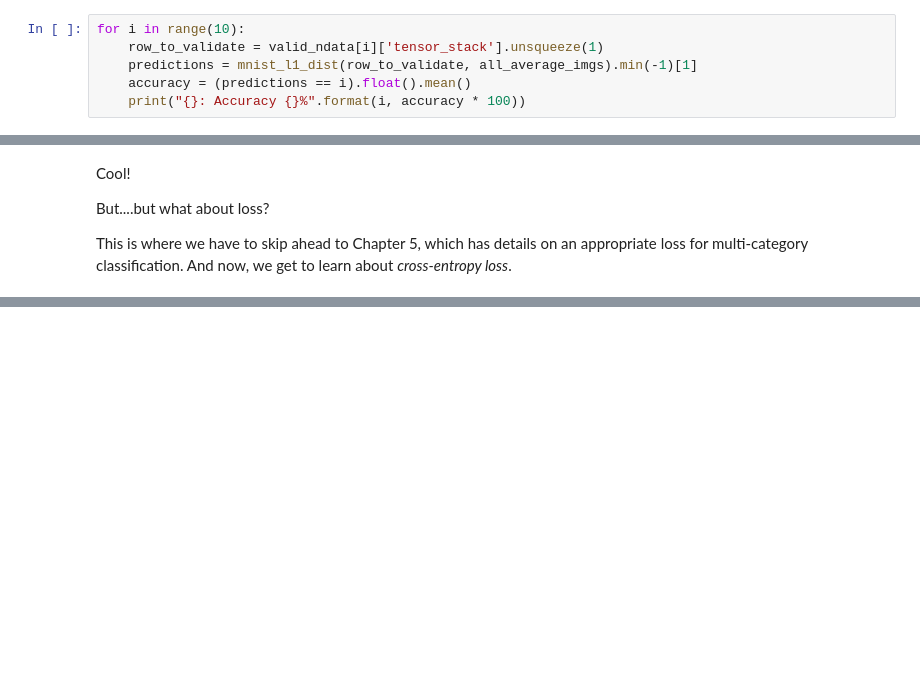
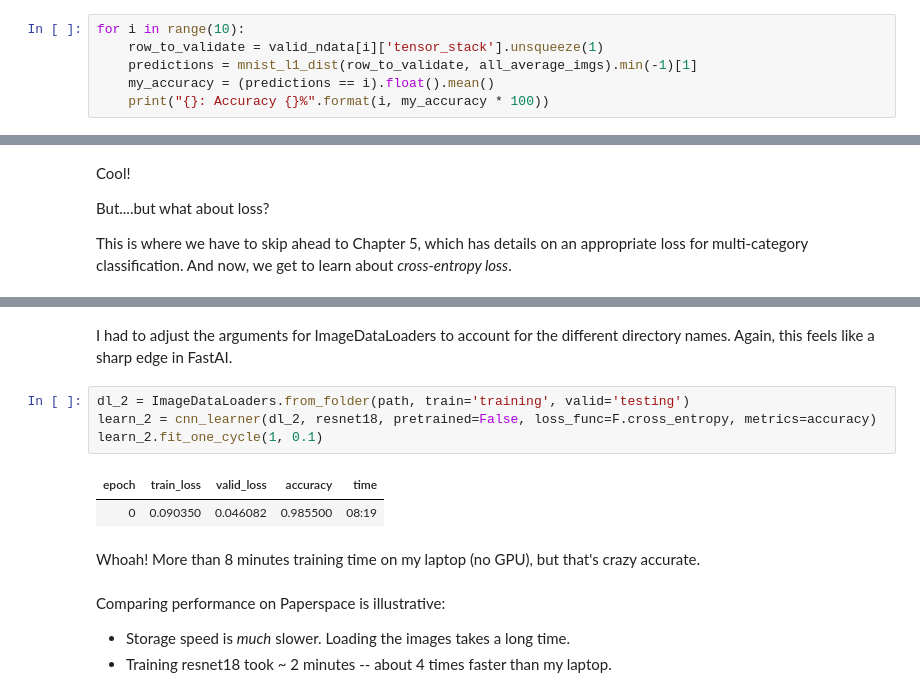
Before and after one commit to chuckmaini/pytorch_notebook_experimentation, a Jupyter notebook: notebooks/Chapter_4-Exercise_2.ipynb, the cells around one changed output, grey strips where cells are left out. Drawn from its saved outputs; the diff is of its cells as text; blank space fills up the shorter version.

```diff
--- a/notebooks/Chapter_4-Exercise_2.ipynb
+++ b/notebooks/Chapter_4-Exercise_2.ipynb
@@ -406,8 +406,8 @@ First, l1 distance:
 for i in range(10):
     row_to_validate = valid_ndata[i]['tensor_stack'].unsqueeze(1)
     predictions = mnist_l1_dist(row_to_validate, all_average_imgs).min(-1)[1]
-    accuracy = (predictions == i).float().mean()
-    print("{}: Accuracy {}%".format(i, accuracy * 100))
+    my_accuracy = (predictions == i).float().mean()
+    print("{}: Accuracy {}%".format(i, my_accuracy * 100))
 # %% [output]
 0: Accuracy 41.020408630371094%
 1: Accuracy 69.42731475830078%
@@ -669,0 +708,16 @@ NameError: name 'mnist_loss' is not defined
+# %% [markdown]
+I had to adjust the arguments for ImageDataLoaders to account for the different directory names.  Again, this feels like a sharp edge in FastAI.
+# %%
+dl_2 = ImageDataLoaders.from_folder(path, train='training', valid='testing')
+learn_2 = cnn_learner(dl_2, resnet18, pretrained=False, loss_func=F.cross_entropy, metrics=accuracy)
+learn_2.fit_one_cycle(1, 0.1)
+# %% [output]
+| epoch | train_loss | valid_loss | accuracy | time |
+| 0 | 0.090350 | 0.046082 | 0.985500 | 08:19 |
+# %% [markdown]
+Whoah!  More than 8 minutes training time on my laptop (no GPU), but that's crazy accurate.
+# %% [markdown]
+Comparing performance on Paperspace is illustrative:
+
+- Storage speed is *much* slower.  Loading the images takes a long time.
+- Training resnet18 took ~ 2 minutes -- about 4 times faster than my laptop.
```
Also changed, not shown: parts of 13 cells of this notebook.
